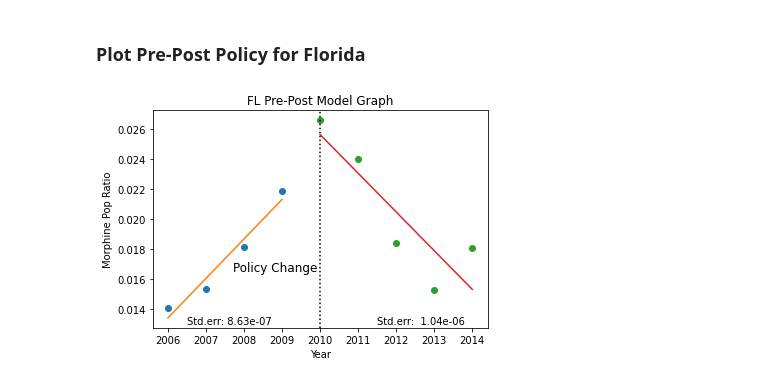
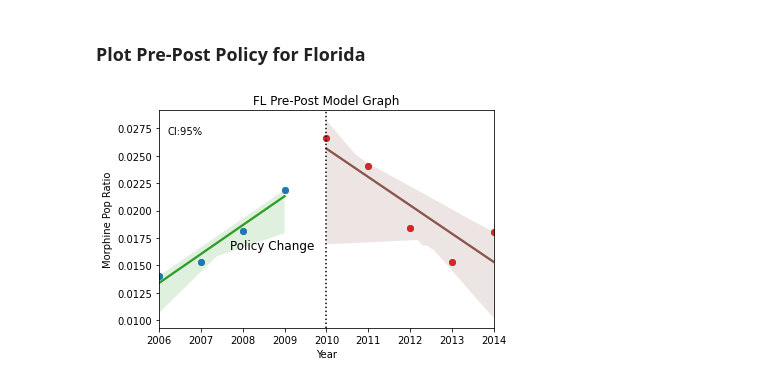
Before and after one commit to yangxiaohan57/impact-of-opioids-policy, a Jupyter notebook: 30_results/pre_post_morph_rate_plot_fl.ipynb, the cells around one changed output. Saved outputs shown, nothing was run; the diff lists cells and outputs as text; code cells hidden in the pictures.

Commit message:
update plots with confidence intervals

```diff
--- a/30_results/pre_post_morph_rate_plot_fl.ipynb
+++ b/30_results/pre_post_morph_rate_plot_fl.ipynb
@@ -63,23 +64,31 @@ y_post = np.array(
     fl_avg_morph_rate[fl_avg_morph_rate["Year"] >= 2010]["MORPH_POP_RATIO"]
 )
 # %%
+import warnings
+
+warnings.filterwarnings("ignore")
+
 # plot the figure
 
 fig, ax = plt.subplots()
 ax.plot(x_pre, y_pre, "o")
 m, b = np.polyfit(x_pre, y_pre, 1)
 plt.plot(x_pre, m * x_pre + b)
+ax = sns.regplot(x_pre, y_pre, ci=95)
+
 ax.plot(x_post, y_post, "o")
 m, b = np.polyfit(x_post, y_post, 1)
 plt.plot(x_post, m * x_post + b)
+ax = sns.regplot(x_post, y_post, ci=95)
+
 plt.xlabel("Year")
 plt.ylabel("Morphine Pop Ratio")
 plt.title("FL Pre-Post Model Graph")
 plt.axvline(x=2010, color="black", ls=":")
 plt.text(2007.7, 0.0165, "Policy Change", fontsize=12)
-plt.text(2006.5, 0.013, "Std.err: 8.63e-07", fontsize=10)
-plt.text(2011.5, 0.013, "Std.err:  1.04e-06 ", fontsize=10)
+plt.text(2006.2, 0.027, "CI:95%", fontsize=10)
+
 plt.show()
 # %% [output]
-[figure, old version]
+[figure, new version]
 # %%
```
Also changed, not shown: parts of 3 cells of this notebook, 3 other files.
